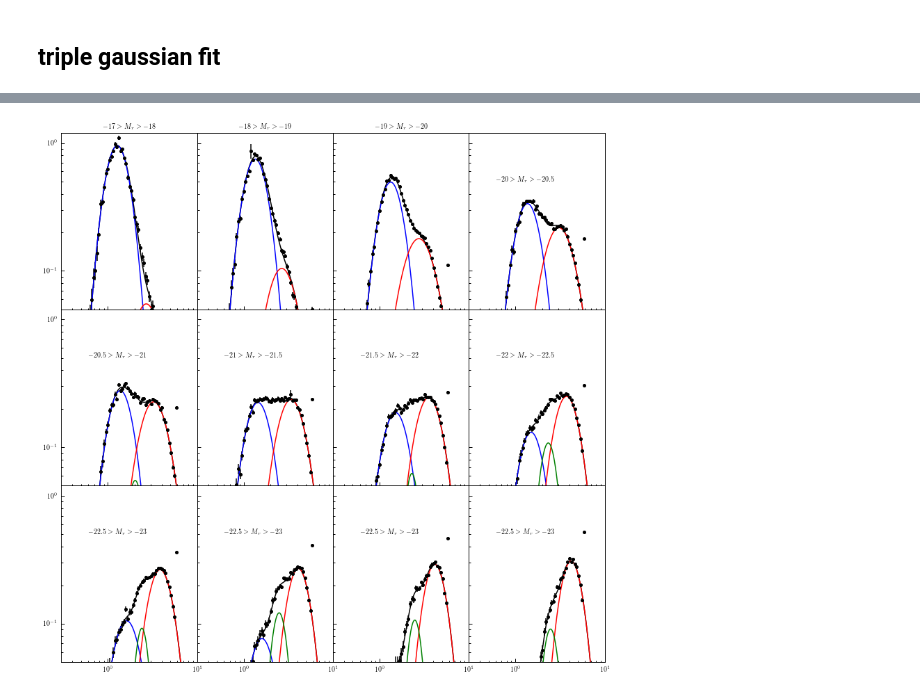
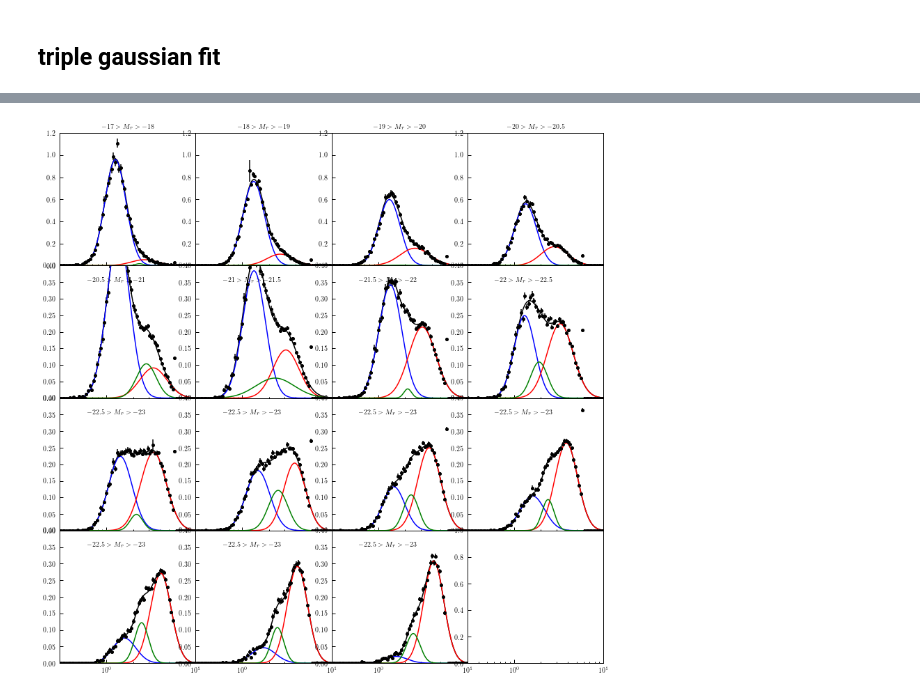
Before and after one commit to duncandc/galaxy_shapes, a Jupyter notebook: sdss_measurements/notebooks/sersic_index_distribution.ipynb, the cells around one changed output, grey strips where cells are left out. Cells and saved outputs as stored; diff of their text form; code cells hidden in the pictures.

```diff
--- a/sdss_measurements/notebooks/sersic_index_distribution.ipynb
+++ b/sdss_measurements/notebooks/sersic_index_distribution.ipynb
@@ -234,6 +249,9 @@ theta9  = [1.4, 4.6, 0.3, 0.4, 0.1]
 theta10 = [1.4, 4.6, 0.3, 0.4, 0.1]
 theta11 = [1.4, 4.6, 0.3, 0.4, 0.1]
 theta12 = [1.4, 4.6, 0.3, 0.4, 0.1]
+theta13 = [1.4, 4.6, 0.3, 0.4, 0.1]
+theta14 = [1.4, 4.6, 0.3, 0.4, 0.1]
+theta15 = [1.4, 4.6, 0.3, 0.4, 0.1]
 # %%
 from scipy.optimize import minimize
 bounds=[(1,2.5),(2.5,5),(0.1,5),(0.1,5),(0.01,1.0)]
@@ -431,19 +472,24 @@ plt.show()
 # %%
 m1 = [res1.x[0],res2.x[0],res3.x[0],res4.x[0],
       res5.x[0],res6.x[0],res7.x[0],res8.x[0],
-      res9.x[0],res10.x[0],res11.x[0],res12.x[0]]
+      res9.x[0],res10.x[0],res11.x[0],res12.x[0],
+      res13.x[0],res14.x[0],res15.x[0]]
 m2 = [res1.x[1],res2.x[1],res3.x[1],res4.x[1],
       res5.x[1],res6.x[1],res7.x[1],res8.x[1],
-      res9.x[1],res10.x[1],res11.x[1],res12.x[1]]
+      res9.x[1],res10.x[1],res11.x[1],res12.x[1],
+      res13.x[1],res14.x[1],res15.x[1]]
 s1 = [res1.x[2],res2.x[2],res3.x[2],res4.x[2],
       res5.x[2],res6.x[2],res7.x[2],res8.x[2],
-      res9.x[2],res10.x[2],res11.x[2],res12.x[2]]
+      res9.x[2],res10.x[2],res11.x[2],res12.x[2],
+      res13.x[2],res14.x[2],res15.x[2]]
 s2 = [res1.x[3],res2.x[3],res3.x[3],res4.x[3],
       res5.x[3],res6.x[3],res7.x[3],res8.x[3],
-      res9.x[3],res10.x[3],res11.x[3],res12.x[3]]
+      res9.x[3],res10.x[3],res11.x[3],res12.x[3],
+      res13.x[3],res14.x[3],res15.x[3]]
 f = np.array([res1.x[-1],res2.x[-1],res3.x[-1],res4.x[-1],
               res5.x[-1],res6.x[-1],res7.x[-1],res8.x[-1],
-              res9.x[-1],res10.x[-1],res11.x[-1],res12.x[-1]])
+              res9.x[-1],res10.x[-1],res11.x[-1],res12.x[-1],
+              res13.x[-1],res14.x[-1],res15.x[-1]])
 
 plt.figure()
 plt.plot(mag_bin_centers, f, 'o')
@@ -691,8 +740,8 @@ array([1.48592535, 3.48970575, 2.        , 0.29241489, 0.35740122,
 n_sample=np.logspace(-1,1,1000)
 
 # row and column sharing
-fig, axes = plt.subplots(3, 4, sharex=True, sharey=True, figsize=(14.0,14.0))
-((ax1, ax2, ax3, ax4), (ax5, ax6, ax7, ax8), (ax9, ax10, ax11, ax12)) = axes
+fig, axes = plt.subplots(4, 4, sharex=True, sharey=False, figsize=(14.0,14.0))
+((ax1, ax2, ax3, ax4), (ax5, ax6, ax7, ax8), (ax9, ax10, ax11, ax12), (ax13, ax14, ax15, ax16)) = axes
 plt.subplots_adjust(wspace=0, hspace=0)
 
 ax = ax1
@@ -734,7 +783,7 @@ ax.set_ylim([0,1.2])
 ax = ax4
 theta = res4.x
 t = t_4
-ax.text(0.6, 0.5, r'$-20>M_r>-20.5$')
+ax.set_title(r'$-20>M_r>-20.5$')
 ax.errorbar(t['n'], t['frequency'], t['err'], fmt='o', color='black', ms=4)
 ax.plot(n_sample,  n_dist_model_3_pdf(theta, n_sample),'-', color='black')
 ax.plot(n_sample,  n_dist_model_3a(theta, n_sample),'-', color='blue')
@@ -746,7 +795,7 @@ ax.set_ylim([0,1.2])
 ax = ax5
 theta = res5.x
 t = t_5
-ax.text(0.6, 0.5, r'$-20.5>M_r>-21$')
+ax.text(0.6, 0.35, r'$-20.5>M_r>-21$')
 ax.errorbar(t['n'], t['frequency'], t['err'], fmt='o', color='black', ms=4)
 ax.plot(n_sample,  n_dist_model_3_pdf(theta, n_sample),'-', color='black')
 ax.plot(n_sample,  n_dist_model_3a(theta, n_sample),'-', color='blue')
@@ -758,7 +807,7 @@ ax.set_ylim([0,0.4])
 ax = ax6
 theta = res6.x
 t = t_6
-ax.text(0.6, 0.5, r'$-21>M_r>-21.5$')
+ax.text(0.6, 0.35, r'$-21>M_r>-21.5$')
 ax.errorbar(t['n'], t['frequency'], t['err'], fmt='o', color='black', ms=4)
 ax.plot(n_sample,  n_dist_model_3_pdf(theta, n_sample),'-', color='black')
 ax.plot(n_sample,  n_dist_model_3a(theta, n_sample),'-', color='blue')
@@ -770,7 +819,7 @@ ax.set_ylim([0,0.4])
 ax = ax7
 theta = res7.x
 t = t_7
-ax.text(0.6, 0.5, r'$-21.5>M_r>-22$')
+ax.text(0.6, 0.35, r'$-21.5>M_r>-22$')
 ax.errorbar(t['n'], t['frequency'], t['err'], fmt='o', color='black', ms=4)
 ax.plot(n_sample,  n_dist_model_3_pdf(theta, n_sample),'-', color='black')
 ax.plot(n_sample,  n_dist_model_3a(theta, n_sample),'-', color='blue')
@@ -782,7 +831,7 @@ ax.set_ylim([0,0.4])
 ax = ax8
 theta = res8.x
 t = t_8
-ax.text(0.6, 0.5, r'$-22>M_r>-22.5$')
+ax.text(0.6, 0.35, r'$-22>M_r>-22.5$')
 ax.errorbar(t['n'], t['frequency'], t['err'], fmt='o', color='black', ms=4)
 ax.plot(n_sample,  n_dist_model_3_pdf(theta, n_sample),'-', color='black')
 ax.plot(n_sample,  n_dist_model_3a(theta, n_sample),'-', color='blue')
@@ -794,7 +843,7 @@ ax.set_ylim([0,0.4])
 ax = ax9
 theta = res9.x
 t = t_9
-ax.text(0.6, 0.5, r'$-22.5>M_r>-23$')
+ax.text(0.6, 0.35, r'$-22.5>M_r>-23$')
 ax.errorbar(t['n'], t['frequency'], t['err'], fmt='o', color='black', ms=4)
 ax.plot(n_sample,  n_dist_model_3_pdf(theta, n_sample),'-', color='black')
 ax.plot(n_sample,  n_dist_model_3a(theta, n_sample),'-', color='blue')
@@ -806,7 +855,7 @@ ax.set_ylim([0,0.4])
 ax = ax10
 theta = res10.x
 t = t_10
-ax.text(0.6, 0.5, r'$-22.5>M_r>-23$')
+ax.text(0.6, 0.35, r'$-22.5>M_r>-23$')
 ax.errorbar(t['n'], t['frequency'], t['err'], fmt='o', color='black', ms=4)
 ax.plot(n_sample,  n_dist_model_3_pdf(theta, n_sample),'-', color='black')
 ax.plot(n_sample,  n_dist_model_3a(theta, n_sample),'-', color='blue')
@@ -816,38 +865,74 @@ ax.set_xlim([0.3,10])
 ax.set_ylim([0,0.4])
 
 ax = ax11
 theta = res11.x
 t = t_11
-ax.text(0.6, 0.5, r'$-22.5>M_r>-23$')
+ax.text(0.6, 0.35, r'$-22.5>M_r>-23$')
 ax.errorbar(t['n'], t['frequency'], t['err'], fmt='o', color='black', ms=4)
 ax.plot(n_sample,  n_dist_model_3_pdf(theta, n_sample),'-', color='black')
 ax.plot(n_sample,  n_dist_model_3a(theta, n_sample),'-', color='blue')
 ax.plot(n_sample,  n_dist_model_3b(theta, n_sample),'-', color='red')
 ax.plot(n_sample,  n_dist_model_3c(theta, n_sample),'-', color='green')
 ax.set_xlim([0.3,10])
 ax.set_ylim([0,0.4])
 
 ax = ax12
 theta = res12.x
 t = t_12
-ax.text(0.6, 0.5, r'$-22.5>M_r>-23$')
+ax.text(0.6, 0.35, r'$-22.5>M_r>-23$')
+ax.errorbar(t['n'], t['frequency'], t['err'], fmt='o', color='black', ms=4)
+ax.plot(n_sample,  n_dist_model_3_pdf(theta, n_sample),'-', color='black')
+ax.plot(n_sample,  n_dist_model_3a(theta, n_sample),'-', color='blue')
+ax.plot(n_sample,  n_dist_model_3b(theta, n_sample),'-', color='red')
+ax.plot(n_sample,  n_dist_model_3c(theta, n_sample),'-', color='green')
+ax.set_xlim([0.3,10])
+ax.set_ylim([0,0.4])
+
+ax = ax13
+theta = res13.x
+t = t_13
+ax.text(0.6, 0.35, r'$-22.5>M_r>-23$')
+ax.errorbar(t['n'], t['frequency'], t['err'], fmt='o', color='black', ms=4)
+ax.plot(n_sample,  n_dist_model_3_pdf(theta, n_sample),'-', color='black')
+ax.plot(n_sample,  n_dist_model_3a(theta, n_sample),'-', color='blue')
+ax.plot(n_sample,  n_dist_model_3b(theta, n_sample),'-', color='red')
+ax.plot(n_sample,  n_dist_model_3c(theta, n_sample),'-', color='green')
+ax.set_xlim([0.3,10])
+ax.set_ylim([0,0.4])
+
+ax = ax14
+theta = res14.x
+t = t_14
+ax.text(0.6, 0.35, r'$-22.5>M_r>-23$')
+ax.errorbar(t['n'], t['frequency'], t['err'], fmt='o', color='black', ms=4)
+ax.plot(n_sample,  n_dist_model_3_pdf(theta, n_sample),'-', color='black')
+ax.plot(n_sample,  n_dist_model_3a(theta, n_sample),'-', color='blue')
+ax.plot(n_sample,  n_dist_model_3b(theta, n_sample),'-', color='red')
+ax.plot(n_sample,  n_dist_model_3c(theta, n_sample),'-', color='green')
+ax.set_xlim([0.3,10])
+ax.set_ylim([0,0.4])
+
+ax = ax15
+theta = res15.x
+t = t_15
+ax.text(0.6, 0.35, r'$-22.5>M_r>-23$')
 ax.errorbar(t['n'], t['frequency'], t['err'], fmt='o', color='black', ms=4)
 ax.plot(n_sample,  n_dist_model_3_pdf(theta, n_sample),'-', color='black')
 ax.plot(n_sample,  n_dist_model_3a(theta, n_sample),'-', color='blue')
 ax.plot(n_sample,  n_dist_model_3b(theta, n_sample),'-', color='red')
 ax.plot(n_sample,  n_dist_model_3c(theta, n_sample),'-', color='green')
 ax.set_xlim([0.3,10])
 ax.set_ylim([0,0.4])
 
 ax.set_xscale('log')
 
-ax.set_ylim([0.05,1.2])
-ax.set_yscale('log')
+#ax.set_ylim([0.05,1.2])
+#ax.set_yscale('log')
 
 
 plt.show()
 # %% [output]
-[figure, old version]
+[figure, new version]
 # %%
 m1 = [res1.x[0],res2.x[0],res3.x[0],res4.x[0],
       res5.x[0],res6.x[0],res7.x[0],res8.x[0],
```
Also changed, not shown: parts of 18 cells of this notebook, 1 other file.
